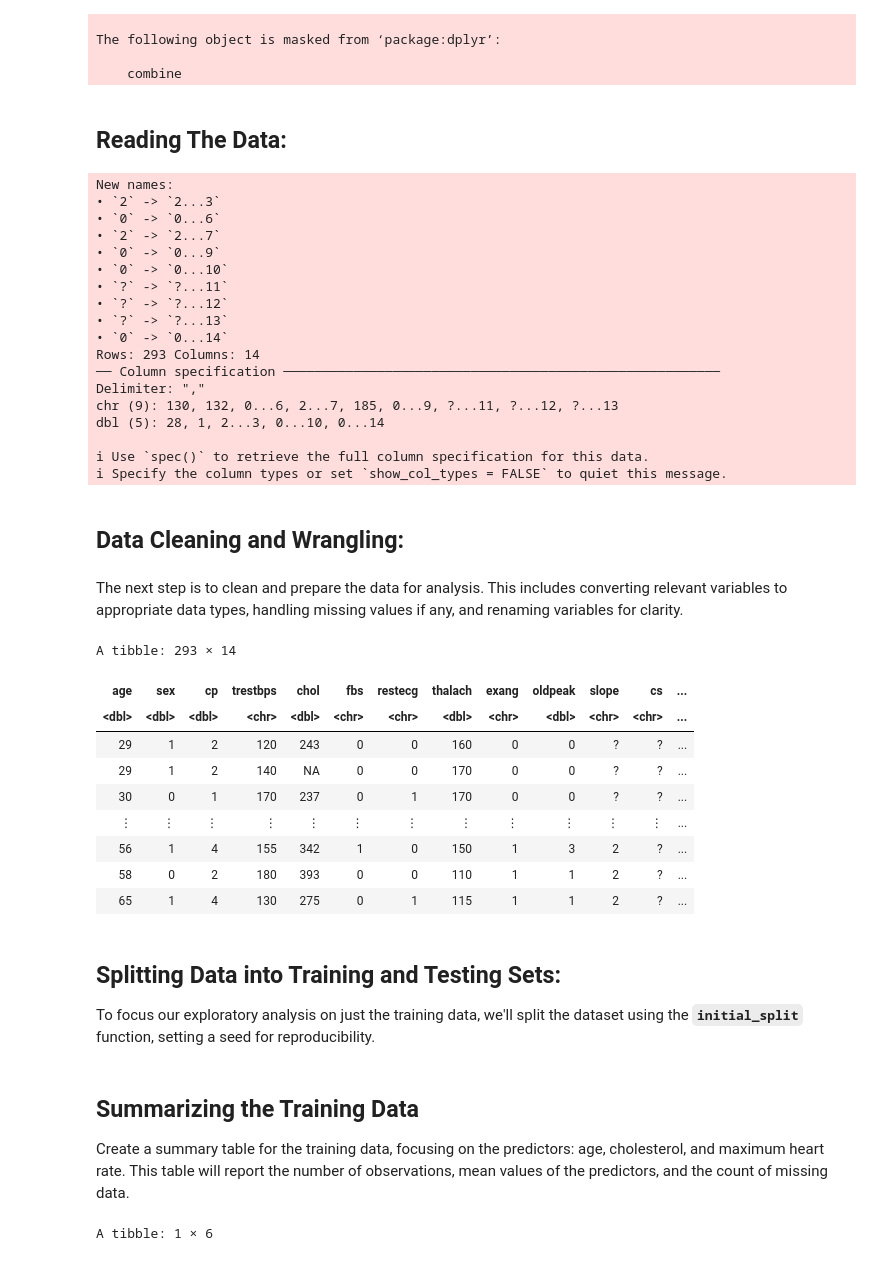
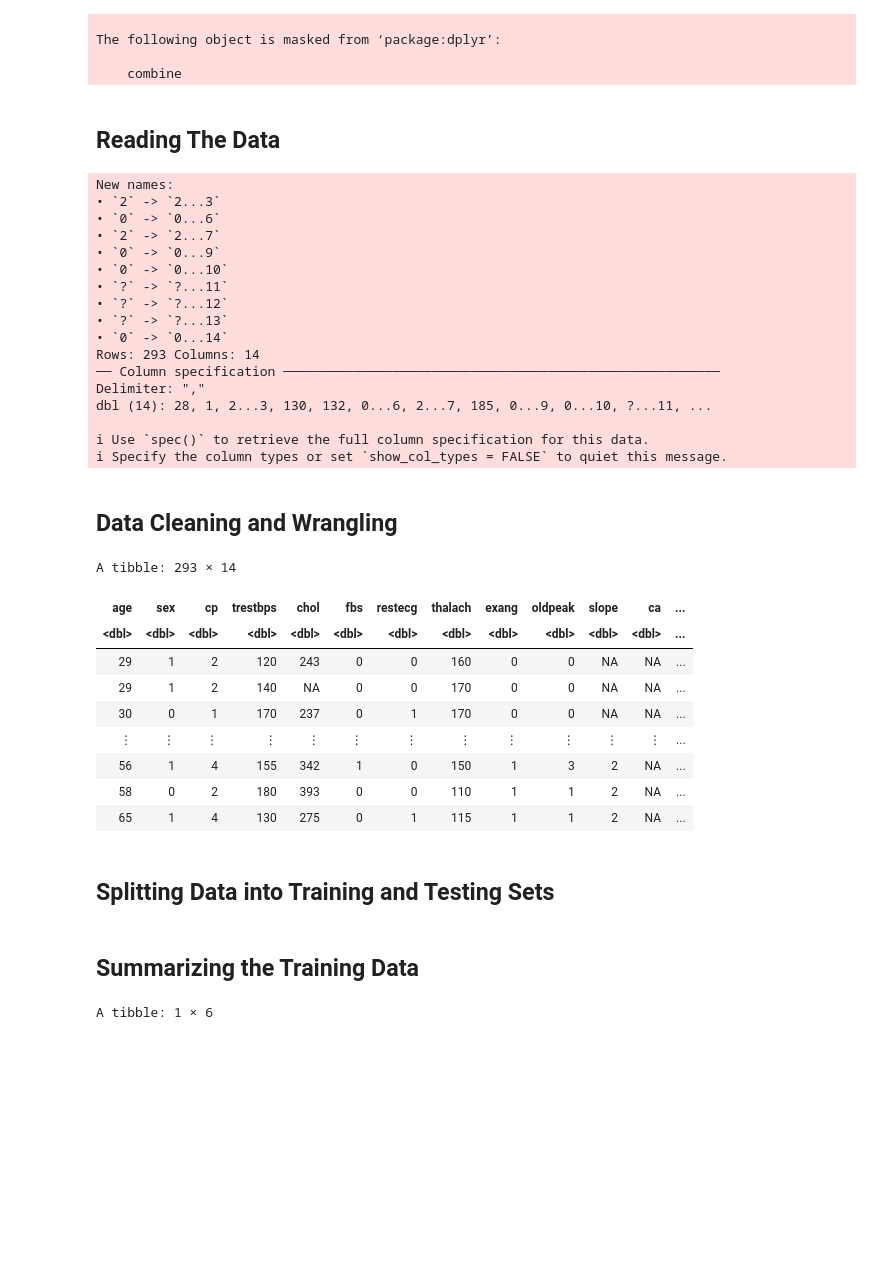
Before and after one commit to naheyansheikh/dsci100project, a Jupyter notebook: project.ipynb, the cells around one changed output. Drawn from its saved outputs; the diff is of its cells as text; code cells hidden in the pictures; blank space fills up the shorter version.

```diff
--- a/project.ipynb
+++ b/project.ipynb
@@ -32,9 +30,10 @@ The following object is masked from ‘package:dplyr’:
 
     combine
 # %% [markdown]
-## Reading The Data:
+## Reading The Data
 # %%
-hungarian_data <- read_csv("data/heart_disease/processed.hungarian.data")
+# Load the Hungarian heart disease dataset, treating '?' as NA for missing values
+hungarian_data <- read_csv("data/heart_disease/processed.hungarian.data", na = "?")
 # %% [output]
 New names:
 • `2` -> `2...3`
@@ -49,41 +48,40 @@ New names:
 Rows: 293 Columns: 14
 ── Column specification ────────────────────────────────────────────────────────
 Delimiter: ","
-chr (9): 130, 132, 0...6, 2...7, 185, 0...9, ?...11, ?...12, ?...13
-dbl (5): 28, 1, 2...3, 0...10, 0...14
+dbl (14): 28, 1, 2...3, 130, 132, 0...6, 2...7, 185, 0...9, 0...10, ?...11, ...
 
 ℹ Use `spec()` to retrieve the full column specification for this data.
 ℹ Specify the column types or set `show_col_types = FALSE` to quiet this message.
 # %% [markdown]
-## Data Cleaning and Wrangling:
+## Data Cleaning and Wrangling
-# %% [markdown]
-The next step is to clean and prepare the data for analysis. This includes converting relevant variables to appropriate data types, handling missing values if any, and renaming variables for clarity.
 # %%
+# Set column names, convert data types, and handle missing values for the Hungarian heart disease dataset
+
 colnames(hungarian_data) <- c("age", "sex", "cp", "trestbps", "chol", "fbs", "restecg", "thalach", "exang", "oldpeak", "slope",
-                              "cs", "thal", "num")
+                              "ca", "thal", "num")
+
 hungarian_data <- hungarian_data |>
                   mutate(
                     age = as.numeric(age),
                     chol = as.numeric(chol),
                     thalach = as.numeric(thalach),
                     num = as.factor(num),  # Convert target variable for classification
                     thalach = replace(thalach, is.na(thalach), mean(thalach, na.rm = TRUE))  # Impute missing values if any
                   )
 
 hungarian_data
 # %% [output]
 A tibble: 293 × 14
-| age | sex | cp | trestbps | chol | fbs | restecg | thalach | exang | oldpeak | slope | cs | ... |
-| <dbl> | <dbl> | <dbl> | <chr> | <dbl> | <chr> | <chr> | <dbl> | <chr> | <dbl> | <chr> | <chr> | ... |
-| 29 | 1 | 2 | 120 | 243 | 0 | 0 | 160 | 0 | 0 | ? | ? | ... |
-| 29 | 1 | 2 | 140 | NA | 0 | 0 | 170 | 0 | 0 | ? | ? | ... |
-| 30 | 0 | 1 | 170 | 237 | 0 | 1 | 170 | 0 | 0 | ? | ? | ... |
+| age | sex | cp | trestbps | chol | fbs | restecg | thalach | exang | oldpeak | slope | ca | ... |
+| <dbl> | <dbl> | <dbl> | <dbl> | <dbl> | <dbl> | <dbl> | <dbl> | <dbl> | <dbl> | <dbl> | <dbl> | ... |
+| 29 | 1 | 2 | 120 | 243 | 0 | 0 | 160 | 0 | 0 | NA | NA | ... |
+| 29 | 1 | 2 | 140 | NA | 0 | 0 | 170 | 0 | 0 | NA | NA | ... |
+| 30 | 0 | 1 | 170 | 237 | 0 | 1 | 170 | 0 | 0 | NA | NA | ... |
 | ⋮ | ⋮ | ⋮ | ⋮ | ⋮ | ⋮ | ⋮ | ⋮ | ⋮ | ⋮ | ⋮ | ⋮ | ... |
-| 56 | 1 | 4 | 155 | 342 | 1 | 0 | 150 | 1 | 3 | 2 | ? | ... |
-| 58 | 0 | 2 | 180 | 393 | 0 | 0 | 110 | 1 | 1 | 2 | ? | ... |
-| 65 | 1 | 4 | 130 | 275 | 0 | 1 | 115 | 1 | 1 | 2 | ? | ... |
+| 56 | 1 | 4 | 155 | 342 | 1 | 0 | 150 | 1 | 3 | 2 | NA | ... |
+| 58 | 0 | 2 | 180 | 393 | 0 | 0 | 110 | 1 | 1 | 2 | NA | ... |
+| 65 | 1 | 4 | 130 | 275 | 0 | 1 | 115 | 1 | 1 | 2 | NA | ... |
 # %% [markdown]
-## Splitting Data into Training and Testing Sets:
-To focus our exploratory analysis on just the training data, we'll split the dataset using the **`initial_split`** function, setting a seed for reproducibility.
+## Splitting Data into Training and Testing Sets
 # %%
 set.seed(123)  # Setting a seed to make the split reproducible
@@ -92,5 +90,4 @@ training_data <- training(split)
 testing_data <- testing(split)
 # %% [markdown]
 ## Summarizing the Training Data
-Create a summary table for the training data, focusing on the predictors: age, cholesterol, and maximum heart rate. This table will report the number of observations, mean values of the predictors, and the count of missing data.
 # %%
```
Also changed, not shown: parts of 9 cells of this notebook, 1 other file.
